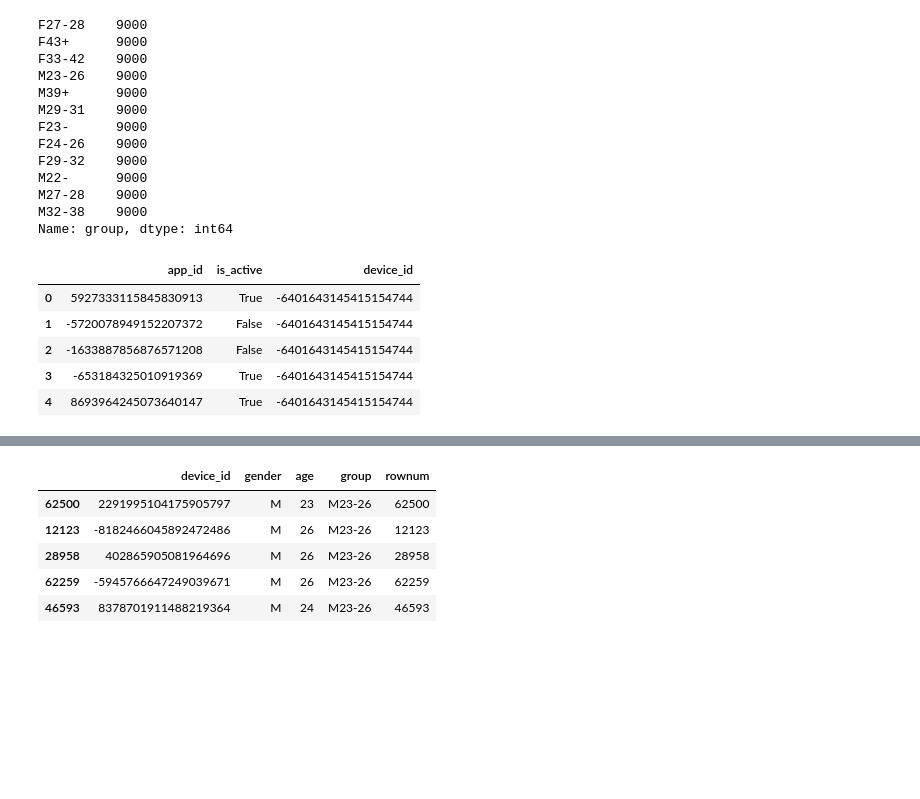
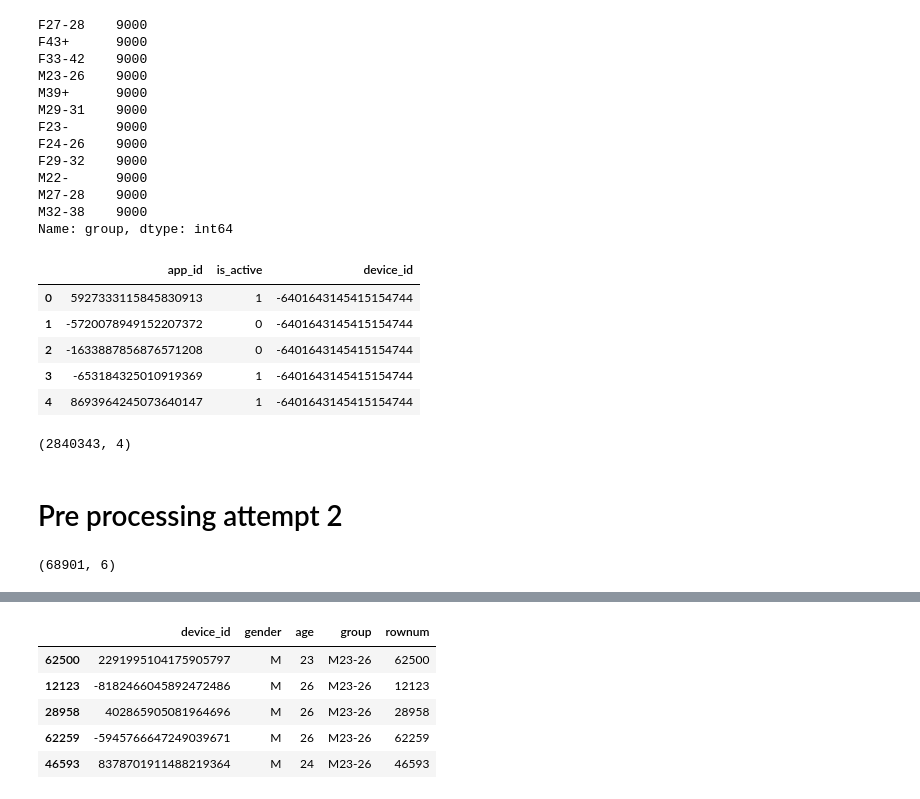
Before and after one commit to lamkg/Thinkful-Final-Capstone, a Jupyter notebook: Final Capstone.ipynb, the cells around one changed output, grey strips where cells are left out. Cells and saved outputs as stored; diff of their text form; code cells hidden in the pictures; blank space fills up the shorter version.

```diff
--- a/Final Capstone.ipynb
+++ b/Final Capstone.ipynb
@@ -255,27 +255,35 @@ M22-      9000
 M27-28    9000
 M32-38    9000
 Name: group, dtype: int64
+# %%
+app_events2 = pd.read_csv('app_events.csv', usecols=['event_id','app_id','is_active'])
 # %%
 device_apps = (
-    app_events
+    app_events2
 
      # Merge on event_id
     .merge(events, how = 'left', left_on = 'event_id', right_on = 'event_id')
 
      # event_id itself is not interesting
     .drop('event_id', axis = 1)
 
      # Because the events correspond to more than just
      # being installed, there are many duplicates
     .drop_duplicates()
 )
 
 # Our data now looks like this
 device_apps.head()
 # %% [output]
 |  | app_id | is_active | device_id |
-| 0 | 5927333115845830913 | True | -6401643145415154744 |
-| 1 | -5720078949152207372 | False | -6401643145415154744 |
-| 2 | -1633887856876571208 | False | -6401643145415154744 |
-| 3 | -653184325010919369 | True | -6401643145415154744 |
-| 4 | 8693964245073640147 | True | -6401643145415154744 |
+| 0 | 5927333115845830913 | 1 | -6401643145415154744 |
+| 1 | -5720078949152207372 | 0 | -6401643145415154744 |
+| 2 | -1633887856876571208 | 0 | -6401643145415154744 |
+| 3 | -653184325010919369 | 1 | -6401643145415154744 |
+| 4 | 8693964245073640147 | 1 | -6401643145415154744 |
+# %%
+device_apps.shape
+# %% [output]
+(2840343, 4)
+# %% [markdown]
+# Pre processing attempt 2
@@ -281,0 +294,6 @@ device_apps.head()
+# %%
+ga_apps = ga_apps.dropna()
+
+ga_apps.shape
+# %% [output]
+(68901, 6)
```
Also changed, not shown: parts of 11 cells of this notebook.
